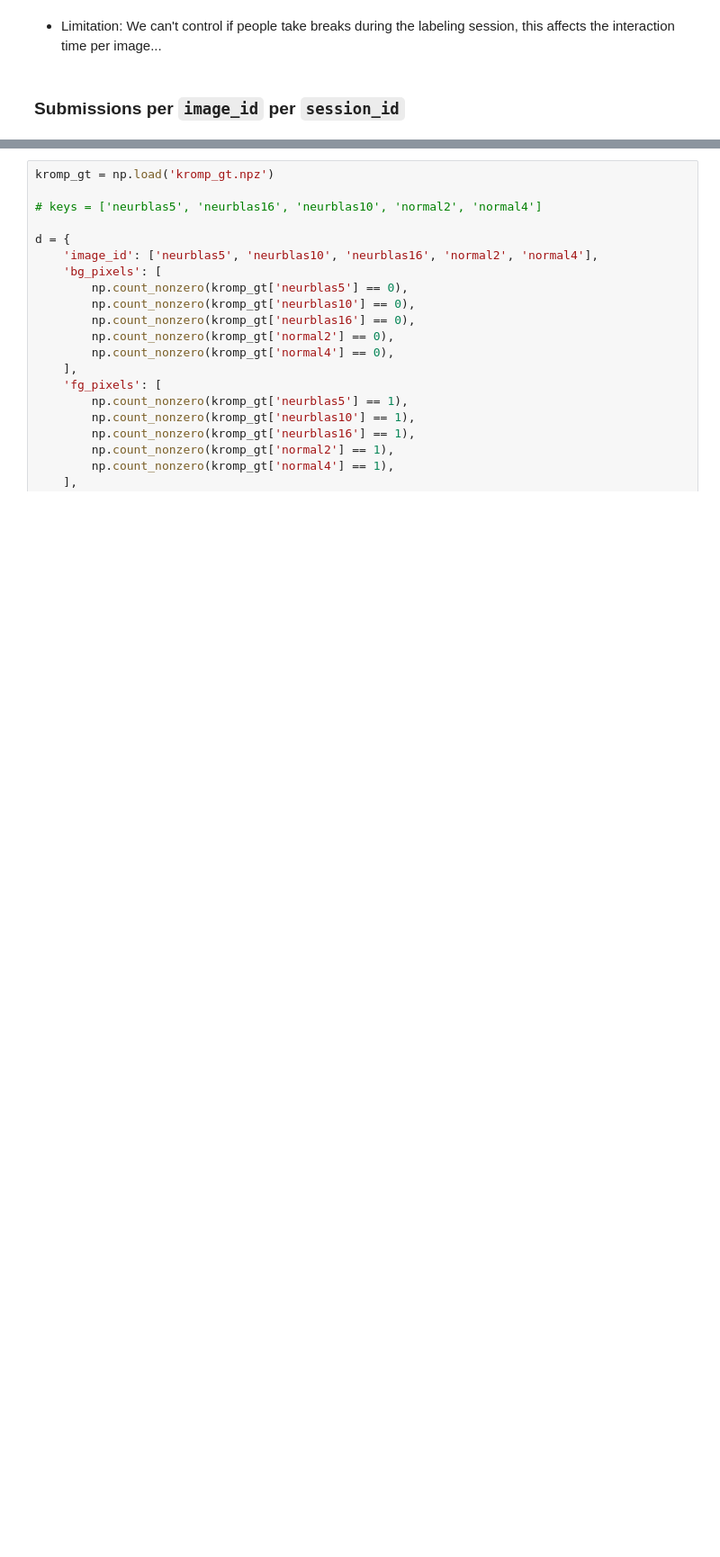
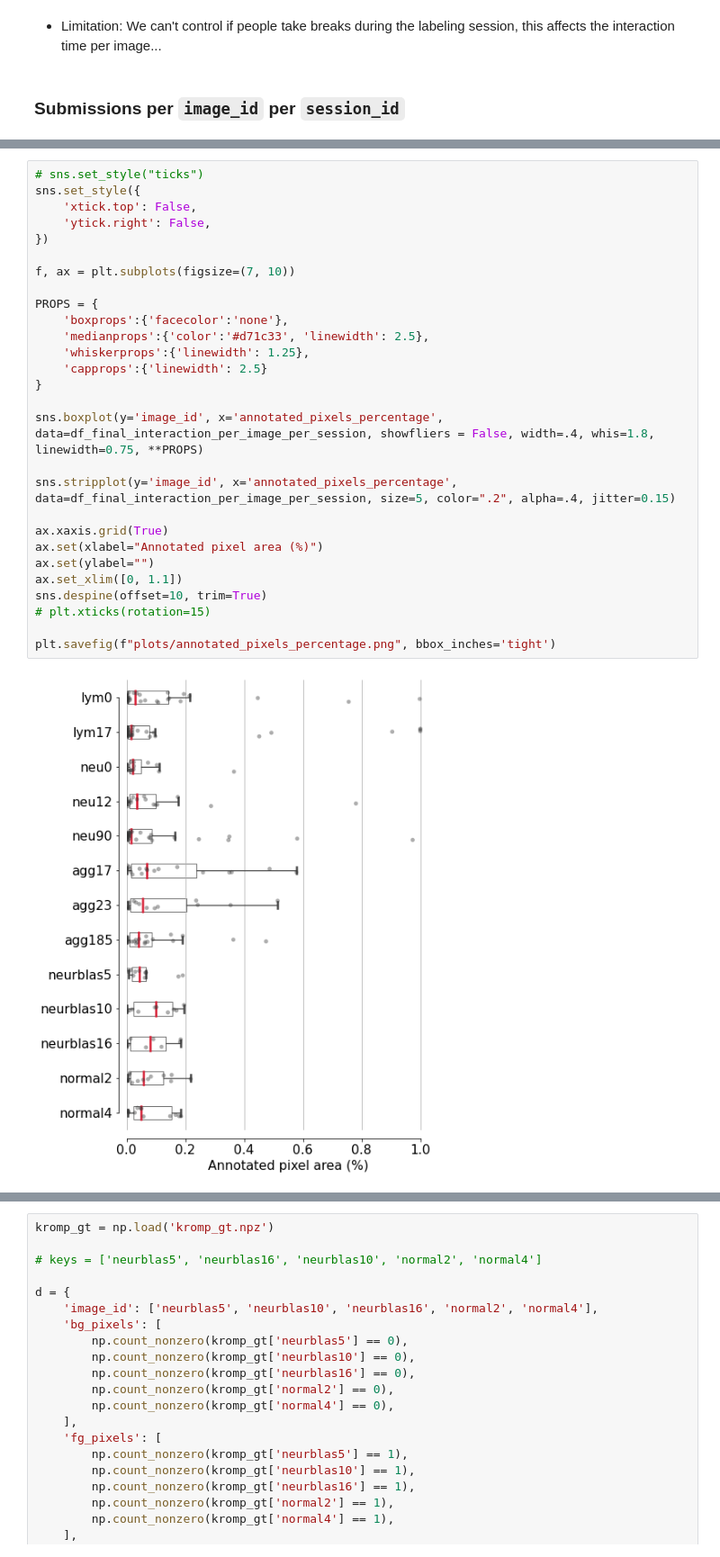
Before and after one commit to soupwaylee/masters-thesis-grabcut-cp-evaluation, a Jupyter notebook: interaction_eval.ipynb, the cells around one changed output, grey strips where cells are left out. Shown at 90% size. Drawn from its saved outputs; the diff is of its cells as text; blank space fills up the shorter version.

```diff
--- a/interaction_eval.ipynb
+++ b/interaction_eval.ipynb
@@ -252,0 +376,30 @@ See the caveats in the documentation: https://pandas.pydata.org/pandas-docs/stab
+# %%
+# sns.set_style("ticks")
+sns.set_style({
+    'xtick.top': False,
+    'ytick.right': False,
+})
+
+f, ax = plt.subplots(figsize=(7, 10))
+
+PROPS = {
+    'boxprops':{'facecolor':'none'},
+    'medianprops':{'color':'#d71c33', 'linewidth': 2.5},
+    'whiskerprops':{'linewidth': 1.25},
+    'capprops':{'linewidth': 2.5}
+}
+
+sns.boxplot(y='image_id', x='annotated_pixels_percentage', data=df_final_interaction_per_image_per_session, showfliers = False, width=.4, whis=1.8, linewidth=0.75, **PROPS)
+
+sns.stripplot(y='image_id', x='annotated_pixels_percentage', data=df_final_interaction_per_image_per_session, size=5, color=".2", alpha=.4, jitter=0.15)
+
+ax.xaxis.grid(True)
+ax.set(xlabel="Annotated pixel area (%)")
+ax.set(ylabel="")
+ax.set_xlim([0, 1.1])
+sns.despine(offset=10, trim=True)
+# plt.xticks(rotation=15)
+
+plt.savefig(f"plots/annotated_pixels_percentage.png", bbox_inches='tight')
+# %% [output]
+[figure, added]
```
Also changed, not shown: parts of 30 cells of this notebook, 4 other files.
